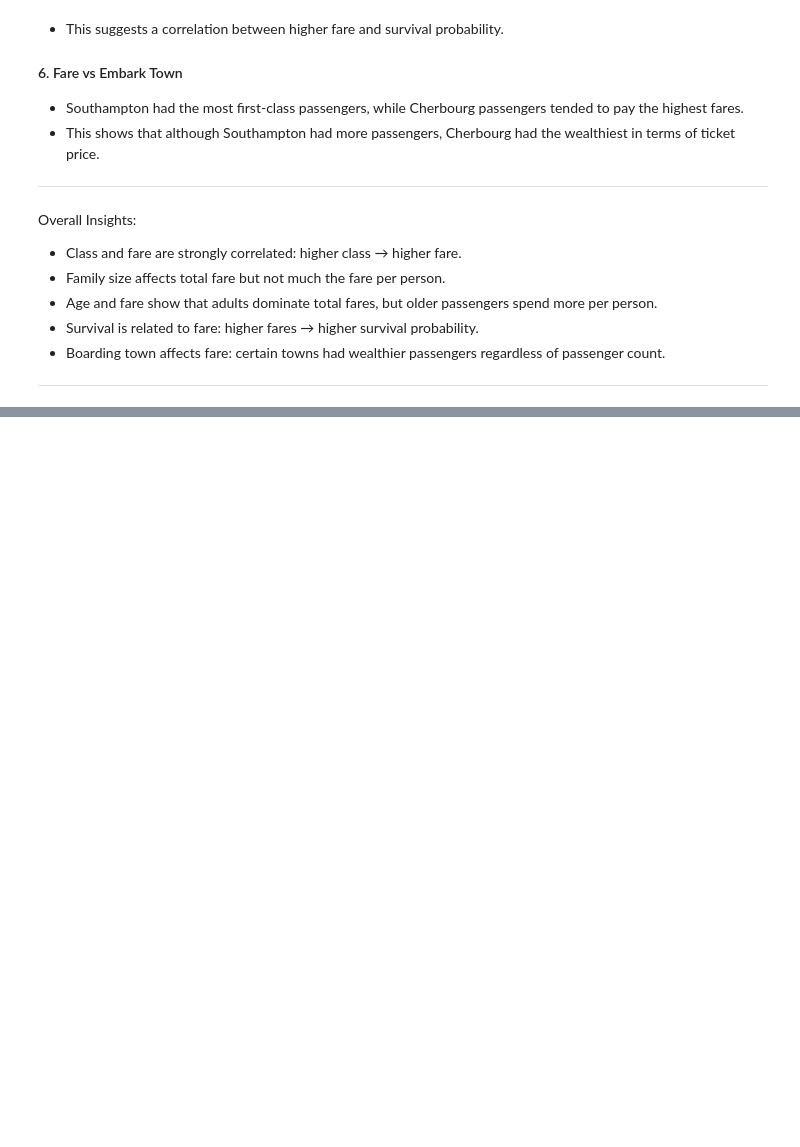
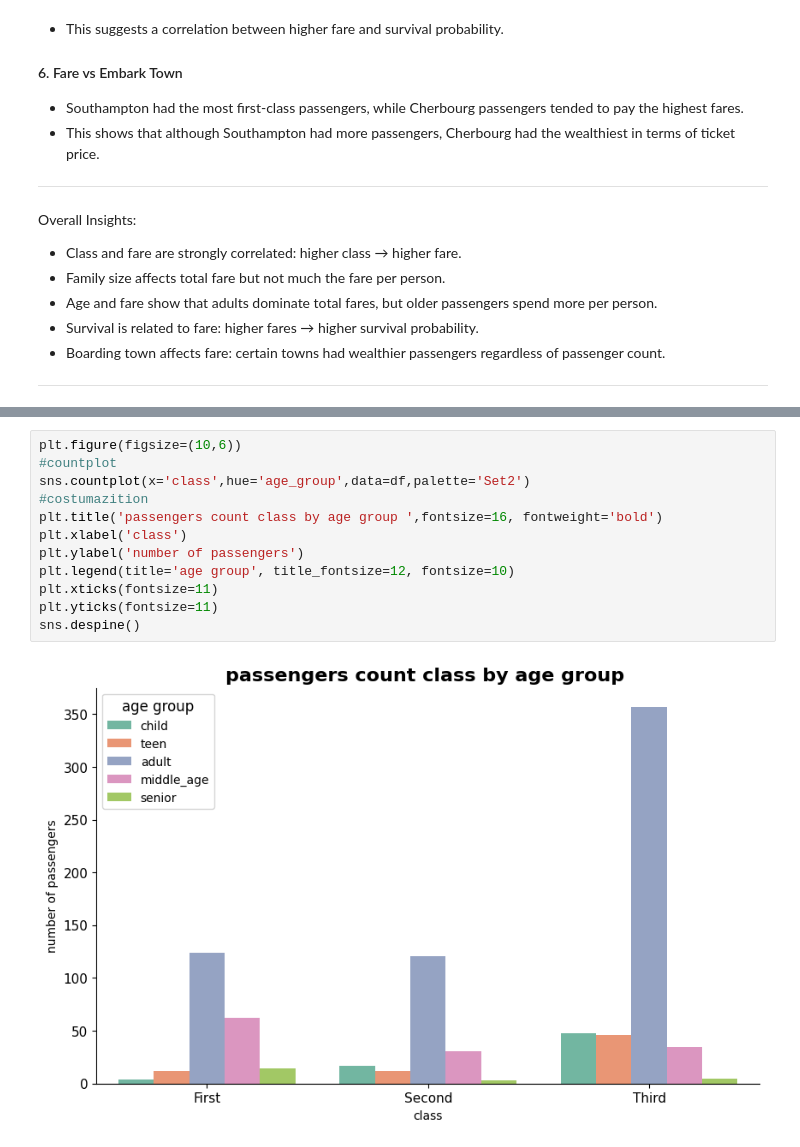
Before and after one commit to nawarfathi/titanic-data-analysis, a Jupyter notebook: titanic_data_analysis.ipynb, the cells around one changed output, grey strips where cells are left out. Drawn from its saved outputs; the diff is of its cells as text; blank space fills up the shorter version.

```diff
--- a/titanic_data_analysis.ipynb
+++ b/titanic_data_analysis.ipynb
@@ -1181,0 +1314,14 @@ Overall Insights:
+# %%
+plt.figure(figsize=(10,6))
+#countplot
+sns.countplot(x='class',hue='age_group',data=df,palette='Set2')
+#costumazition
+plt.title('passengers count class by age group ',fontsize=16, fontweight='bold')
+plt.xlabel('class')
+plt.ylabel('number of passengers')
+plt.legend(title='age group', title_fontsize=12, fontsize=10)
+plt.xticks(fontsize=11)
+plt.yticks(fontsize=11)
+sns.despine()
+# %% [output]
+[figure, added]
```
Also changed, not shown: parts of 12 cells of this notebook.
